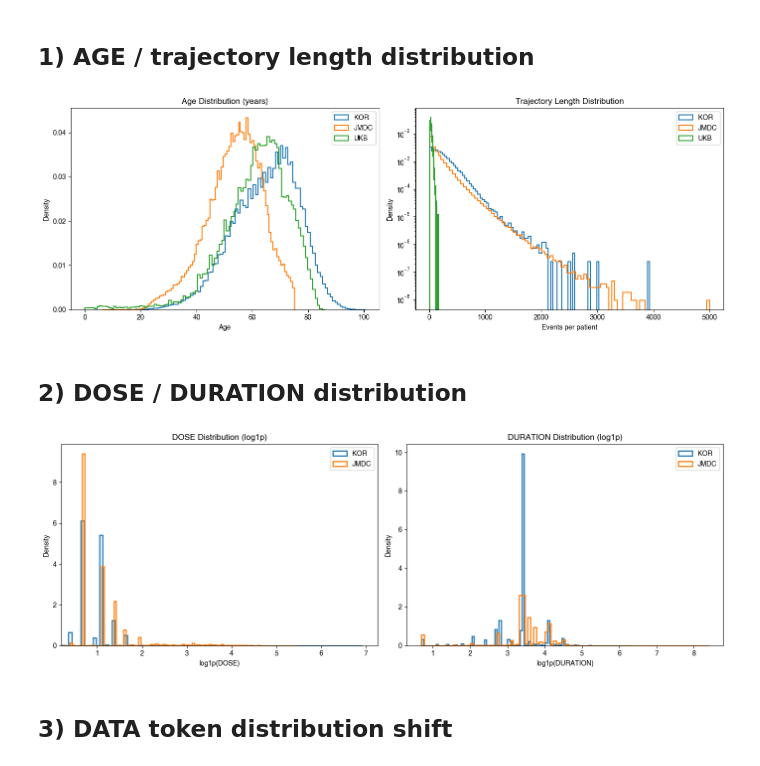
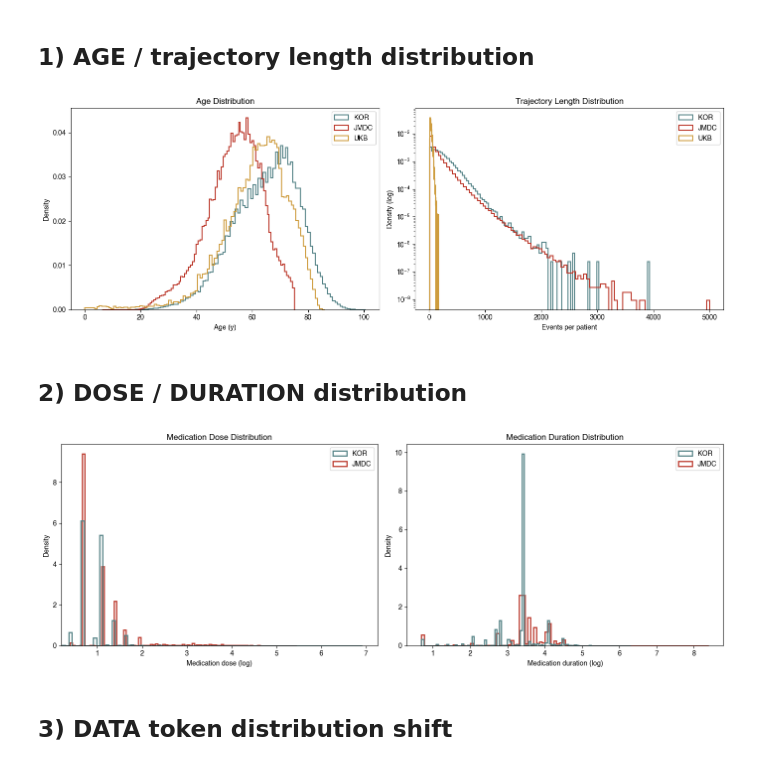
Before and after one commit to CenterforDigitalHealth/GPT-Disease-Drug-Prediction, a Jupyter notebook: figure/domain_shift_visualization.ipynb, the cells around one changed output. Drawn from its saved outputs; the diff is of its cells as text; code cells hidden in the pictures.

```diff
--- a/figure/domain_shift_visualization.ipynb
+++ b/figure/domain_shift_visualization.ipynb
@@ -15,16 +15,9 @@ from pathlib import Path
 import numpy as np
 import pandas as pd
 import matplotlib.pyplot as plt
-import matplotlib.font_manager as fm
+import textwrap
 
-font_path = "figutils/Helvetica.ttf"
-fm.fontManager.addfont(font_path)
-
-prop = fm.FontProperties(fname=font_path)
-font_name = prop.get_name()
-print(font_name)
-
-plt.rcParams["font.family"] = font_name
+plt.rcParams["font.family"] = 'Helvetica'
 
 import sys
 sys.path.append('..')
@@ -55,8 +46,8 @@ DOMAIN_PATHS = {
     # 'kr_train': DATA_ROOT / 'dose/kr_train.bin',
     # 'kr_val': DATA_ROOT / 'dose/kr_val.bin',
     # 'kr_test': DATA_ROOT / 'dose/kr_test.bin',
-    'KOR': DATA_ROOT / 'dose/kr_all.bin',
-    'JMDC': DATA_ROOT / 'dose/JMDC_extval.bin',
+    'KOR': DATA_ROOT / 'kr_all.bin',
+    'JMDC': DATA_ROOT / 'JMDC_extval.bin',
     'UKB': DATA_ROOT / 'UKB_extval.bin',
 }
 
@@ -109,7 +100,7 @@ def normalized_hist(x, bins):
 # %%
 domains = {}
 for name, path in DOMAIN_PATHS.items():
-    if (not INCLUDE_UKB) and name == 'ukb':
+    if (not INCLUDE_UKB) and name == 'UKB':
         continue
     if not path.exists():
         print(f'[skip] {name}: missing {path}')
@@ -166,40 +157,48 @@ summary_df
 | JMDC | 335296018 | 2197367 | 152.589903 | 87.0 | 53.446681 | 10.605009 | 69.166324 | ... |
 | KOR | 25699691 | 107658 | 238.716036 | 190.0 | 64.765015 | 12.193031 | 82.154689 | ... |
 | UKB | 1596561 | 51072 | 31.260984 | 28.0 | 59.350964 | 16.042240 | 77.716632 | ... |
+# %%
+color_map = {
+    'KOR': '#558387',
+    'JMDC': '#bb372a',
+    'UKB': "#ce9c3e",
+}
 # %% [markdown]
 ## 1) AGE / trajectory length distribution
 # %%
+legend_order = ['KOR', 'JMDC', 'UKB']
+
 fig, axes = plt.subplots(1, 2, figsize=(14, 5))
 
 for name, obj in domains.items():
     ages_year = obj['data']['AGE'].astype(np.float64) / 365.25
     ages_year = ages_year[ages_year > 0]
-    axes[0].hist(ages_year, bins=100, histtype='step', density=True, linewidth=1.5, label=name)
+    axes[0].hist(ages_year, bins=100, histtype='step', density=True, linewidth=1.5, label=name, color=color_map[name])
 
     lengths = obj['p2i'][:, 1].astype(np.int64)
-    axes[1].hist(lengths, bins=100, histtype='step', density=True, linewidth=1.5, label=name)
+    axes[1].hist(lengths, bins=100, histtype='step', density=True, linewidth=1.5, label=name, color=color_map[name])
 
-axes[0].set_title('Age Distribution (years)')
-axes[0].set_xlabel('Age')
+axes[0].set_title('Age Distribution')
+axes[0].set_xlabel('Age (y)')
 axes[0].set_ylabel('Density')
 axes[0].legend()
 
 axes[1].set_title('Trajectory Length Distribution')
 axes[1].set_xlabel('Events per patient')
-axes[1].set_ylabel('Density')
+axes[1].set_ylabel('Density (log)')
 axes[1].set_yscale('log')
 axes[1].legend()
 
 plt.tight_layout()
 plt.show()
 # %% [output]
-[figure, old version]
+[figure, new version]
 # %% [markdown]
 ## 2) DOSE / DURATION distribution
 # %%
 fig, axes = plt.subplots(1, 2, figsize=(14, 5))
 
-plot_order = [k for k in domains.keys() if k != 'UKB']
+plot_order = ['JMDC', 'KOR']
 
 for name in plot_order:
     obj = domains[name]
@@ -212,24 +211,28 @@ for name in plot_order:
     dose_plot = np.log1p(np.clip(dose, a_min=0.0, a_max=None))
     dur_plot = np.log1p(np.clip(dur, a_min=0.0, a_max=None))
 
-    axes[0].hist(dose_plot, bins=100, histtype='step', density=True, linewidth=1.8, label=name)
-    axes[1].hist(dur_plot, bins=100, histtype='step', density=True, linewidth=1.8, label=name)
+    axes[0].hist(dose_plot, bins=100, histtype='step', density=True, linewidth=1.8, label=name, color=color_map[name])
+    axes[1].hist(dur_plot, bins=100, histtype='step', density=True, linewidth=1.8, label=name, color=color_map[name])
 
-axes[0].set_title('DOSE Distribution (log1p)')
+axes[0].set_title('Medication Dose Distribution')
 axes[0].set_xlim([0.2, None])
-axes[0].set_xlabel('log1p(DOSE)')
+axes[0].set_xlabel('Medication dose (log)')
 axes[0].set_ylabel('Density')
-axes[0].legend()
+handles, labels = axes[0].get_legend_handles_labels()
+axes[0].legend(handles[::-1], labels[::-1])
+# axes[0].legend()
 
-axes[1].set_title('DURATION Distribution (log1p)')
-axes[1].set_xlabel('log1p(DURATION)')
+axes[1].set_title('Medication Duration Distribution')
+axes[1].set_xlabel('Medication duration (log)')
 axes[1].set_ylabel('Density')
-axes[1].legend()
+handles, labels = axes[1].get_legend_handles_labels()
+axes[1].legend(handles[::-1], labels[::-1])
+# axes[1].legend()
 
 plt.tight_layout()
 plt.show()
 # %% [output]
-[figure, old version]
+[figure, new version]
 # %% [markdown]
 ## 3) DATA token distribution shift
 # %%
```
Also changed, not shown: parts of 11 cells of this notebook, 9 other files.
